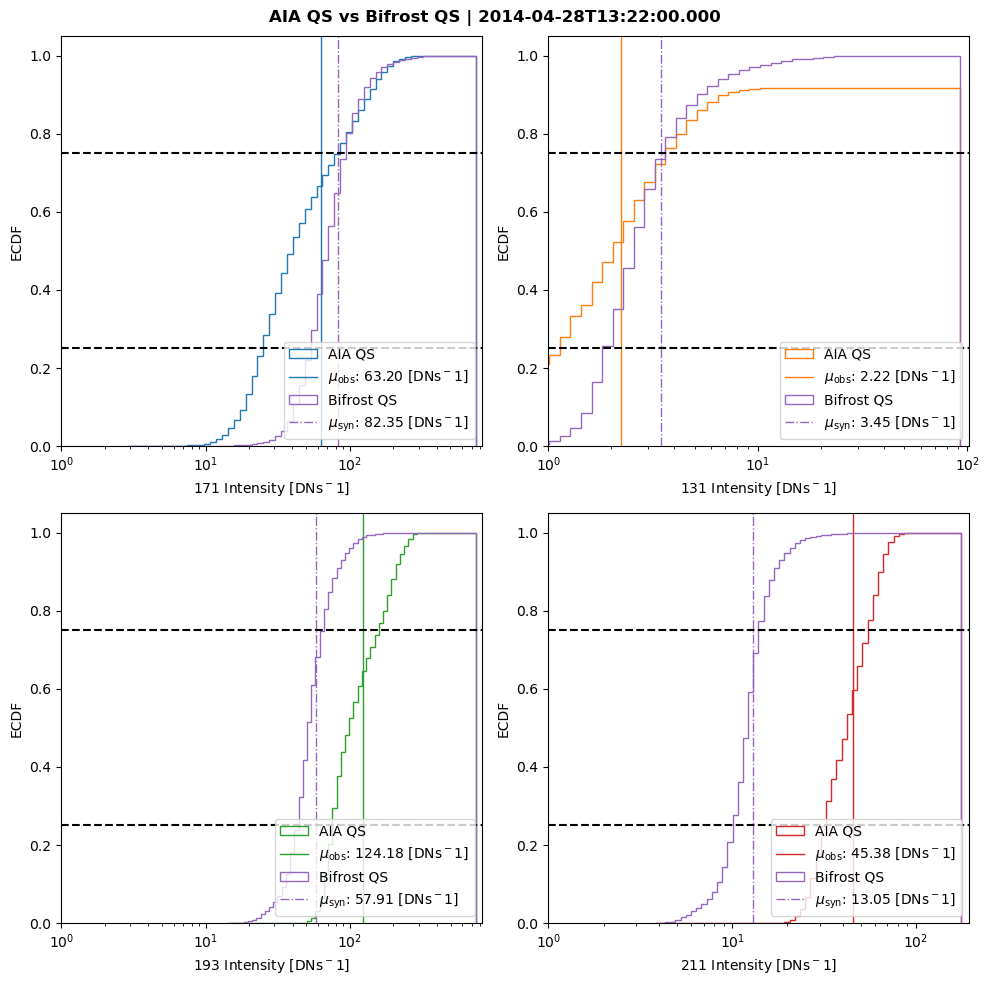
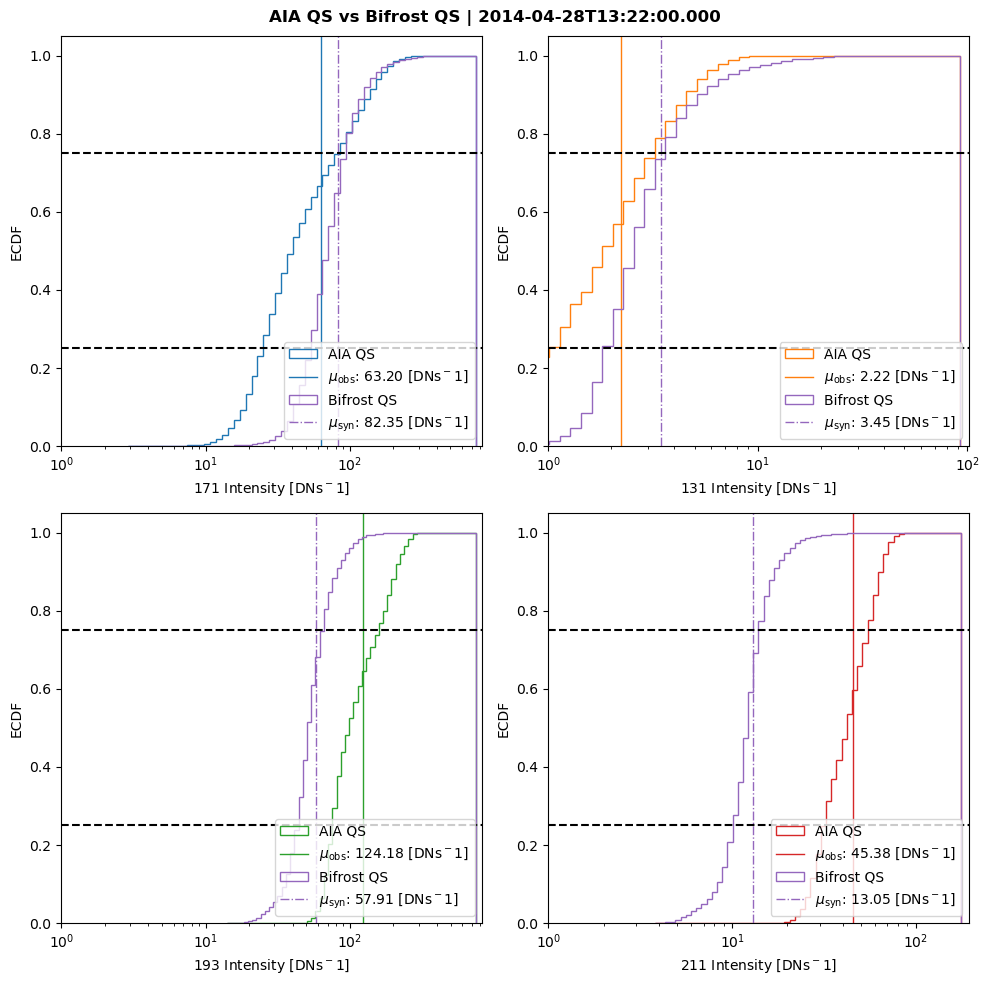
Unified diff of the notebook cell whose output changed from the first chart to the second:
--- before
+++ after
@@ -37,13 +37,15 @@
         min_val = max(combined.min(), 1e-1)  # avoiding log(0). This can be nasty otherwise
         max_val = combined.max()
+        obs_plot = obs_data[np.isfinite(obs_data) & (obs_data >= min_val)]
+        syn_plot = synth_data[np.isfinite(synth_data) & (synth_data >= min_val)]
         bins_new = np.logspace(np.log10(min_val), np.log10(max_val), num_bins)
         hist, bin_edges = np.histogram(obs_data, bins=bins_new)
-        ax[i//2][i%2].hist(obs_data, bins=bins_new, label=f'AIA {region}',cumulative=True, histtype='step',
-                            weights=np.ones(len(obs_data)) / len(obs_data), color=colors_channel[i], lw=2.)
+        ax[i//2][i%2].hist(obs_plot, bins=bins_new, label=f'AIA {region}',cumulative=True, histtype='step',
+                            weights=np.ones(len(obs_plot)) / len(obs_plot), color=colors_channel[i], lw=2.)
         ax[i//2][i%2].axvline(x=np.mean(obs_data),color=colors_channel[i],lw=1,ls='-',
                                 label=f'$\mu_{{\mathrm{{obs}}}}$: {np.mean(obs_data):.2f} [DNs$^{-1}$]')
 
-        ax[i//2][i%2].hist(synth_data.ravel(), bins=bins_new, label=f'{MHD_code} {snapname}',cumulative=True, histtype='step',
-                            weights=np.ones(len(synth_data.ravel())) / len(synth_data.ravel()),color='tab:purple',ls='-.',lw=2.)
+        ax[i//2][i%2].hist(syn_plot, bins=bins_new, label=f'{MHD_code} {snapname}',cumulative=True, histtype='step',
+                            weights=np.ones(len(syn_plot)) / len(syn_plot),color='tab:purple',ls='-.',lw=2.)
         ax[i//2][i%2].axvline(x=np.mean(synth_data.ravel()),color='tab:purple',lw=1,ls='-.',label=f'$\mu_{{\mathrm{{syn}}}}$: {np.mean(synth_data.ravel()):.2f} [DNs$^{-1}$]')
         ax[i//2][i%2].set_xlabel(fr'{int(k[1:])} Intensity [DNs$^{-1}$]')

Commit: [FIX] the histogram binning issue in 131 and increased statistics with bigger FOV